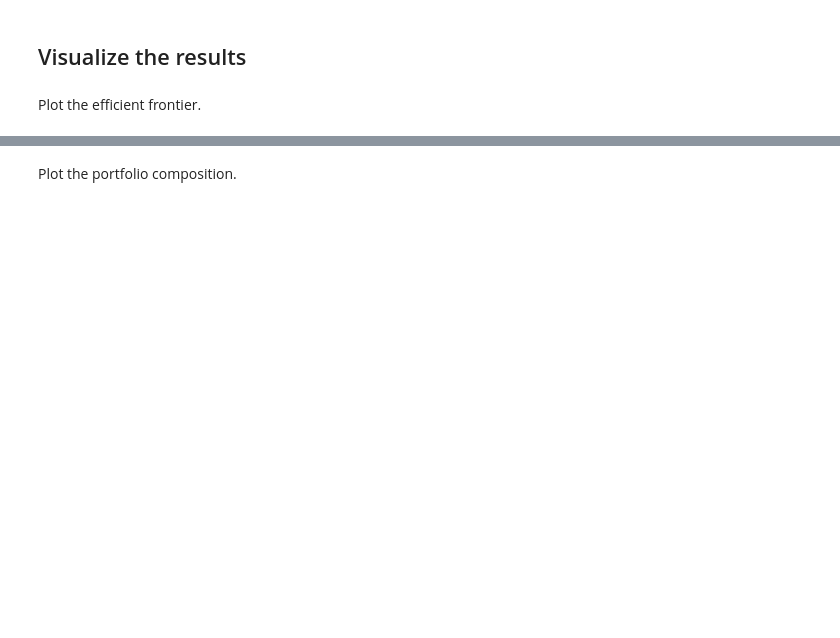
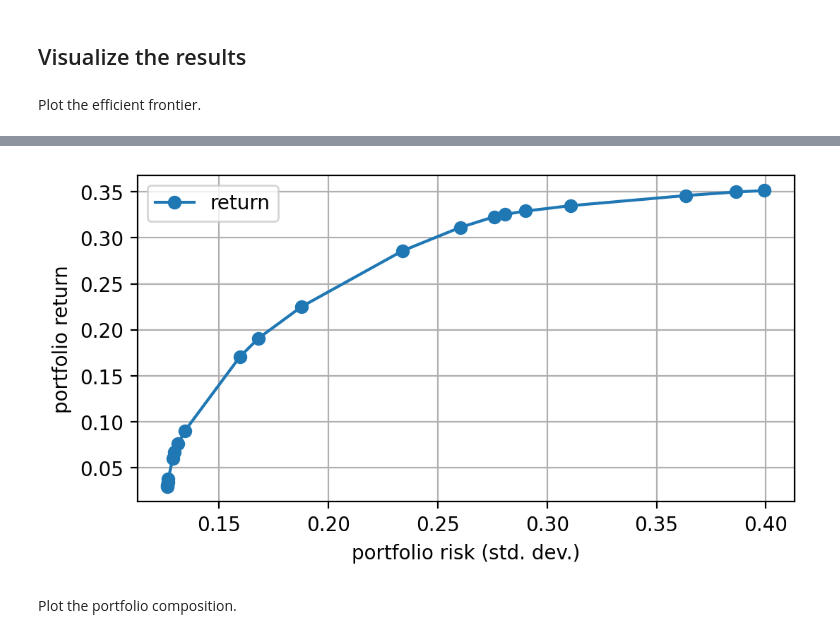
Before and after one commit to upadhyayvivek/MosekPortOpt, a Jupyter notebook: python/notebooks-colab/ch3_neutral_long-short_optimization_gross_exp_fixed.ipynb, the cells around one changed output, grey strips where cells are left out. Cells and saved outputs as stored; diff of their text form; code cells hidden in the pictures; blank space fills up the shorter version.

```diff
--- a/python/notebooks-colab/ch3_neutral_long-short_optimization_gross_exp_fixed.ipynb
+++ b/python/notebooks-colab/ch3_neutral_long-short_optimization_gross_exp_fixed.ipynb
@@ -310,3 +335,9 @@ ax.legend(["return"]);
+# %%
+ax = df_result.plot(x="risk", y="return", style="-o",
+                    xlabel="portfolio risk (std. dev.)", ylabel="portfolio return", grid=True,figsize=(6,3))
+ax.legend(["return"]);
+# %% [output]
+[figure, added]
 # %% [markdown]
 Plot the portfolio composition.
 # %%
```
Also changed, not shown: parts of 9 cells of this notebook.
